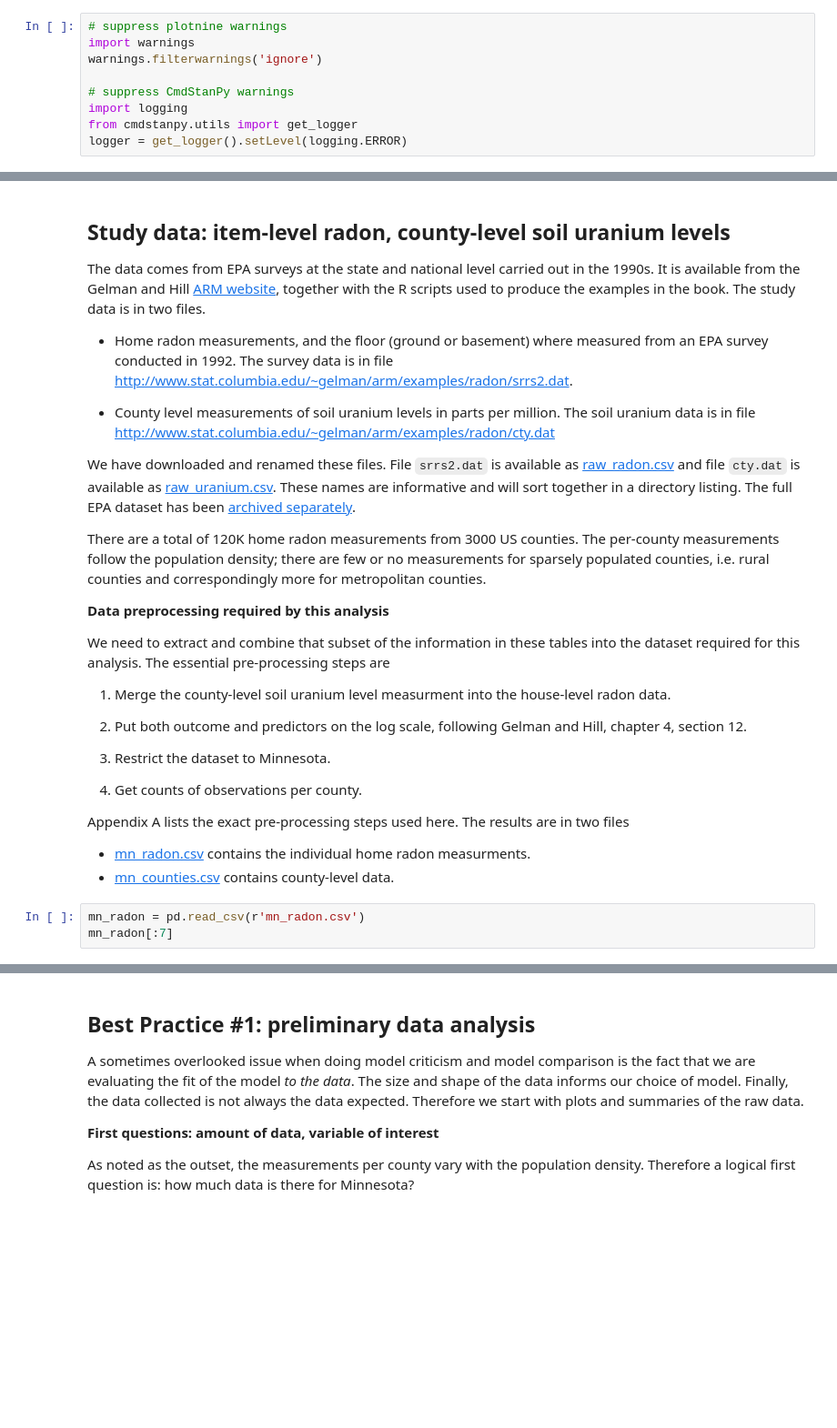
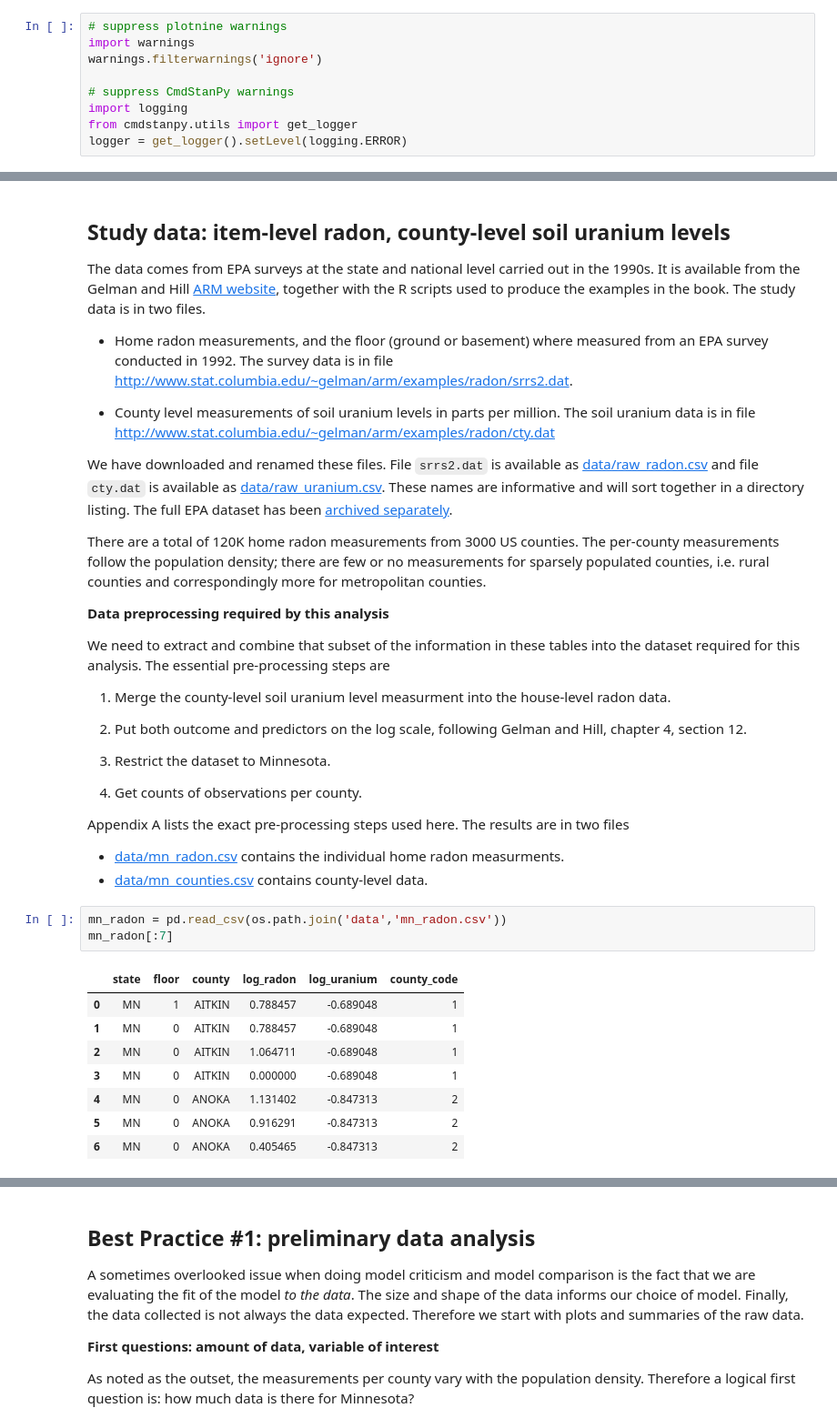
Before and after one commit to stan-dev/example-models, a Jupyter notebook: jupyter/radon/radon.ipynb, the cells around one changed output, grey strips where cells are left out. Shown at 91% size. Drawn from its saved outputs; the diff is of its cells as text; blank space fills up the shorter version.

```diff
--- a/jupyter/radon/radon.ipynb
+++ b/jupyter/radon/radon.ipynb
@@ -80,8 +80,8 @@ The soil uranium data is in file http://www.stat.columbia.edu/~gelman/arm/exampl
 
 
 We have downloaded and renamed these files.
-File `srrs2.dat` is available as  [raw_radon.csv](raw_radon.csv) and
-file `cty.dat` is available as [raw_uranium.csv](raw_uranium.csv).
+File `srrs2.dat` is available as  [data/raw_radon.csv](data/raw_radon.csv) and
+file `cty.dat` is available as [data/raw_uranium.csv](data/raw_uranium.csv).
 These names are informative and will sort together in a directory listing.
 The full EPA dataset has been [archived separately](http://www.stat.columbia.edu/~gelman/arm/examples/radon_complete/).
 
@@ -105,9 +105,18 @@ The essential pre-processing steps are
 Appendix A lists the exact pre-processing steps used here.
 The results are in two files
 
-+ [mn_radon.csv](mn_radon.csv) contains the individual home radon measurments.
-+ [mn_counties.csv](mn_counties.csv) contains county-level data.
++ [data/mn_radon.csv](data/mn_radon.csv) contains the individual home radon measurments.
++ [data/mn_counties.csv](data/mn_counties.csv) contains county-level data.
 # %%
-mn_radon = pd.read_csv(r'mn_radon.csv')
+mn_radon = pd.read_csv(os.path.join('data','mn_radon.csv'))
 mn_radon[:7]
+# %% [output]
+|  | state | floor | county | log_radon | log_uranium | county_code |
+| 0 | MN | 1 | AITKIN | 0.788457 | -0.689048 | 1 |
+| 1 | MN | 0 | AITKIN | 0.788457 | -0.689048 | 1 |
+| 2 | MN | 0 | AITKIN | 1.064711 | -0.689048 | 1 |
+| 3 | MN | 0 | AITKIN | 0.000000 | -0.689048 | 1 |
+| 4 | MN | 0 | ANOKA | 1.131402 | -0.847313 | 2 |
+| 5 | MN | 0 | ANOKA | 0.916291 | -0.847313 | 2 |
+| 6 | MN | 0 | ANOKA | 0.405465 | -0.847313 | 2 |
 # %%
```
Also changed, not shown: parts of 27 cells of this notebook, 1 other file.
